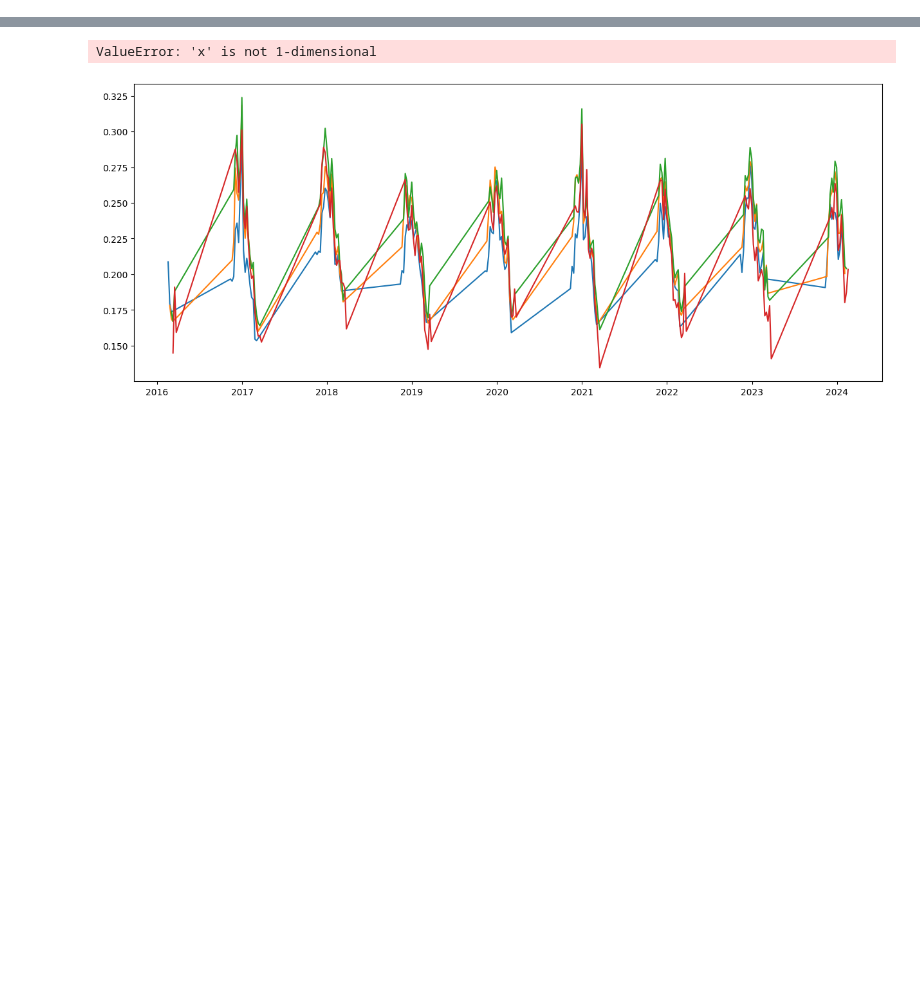
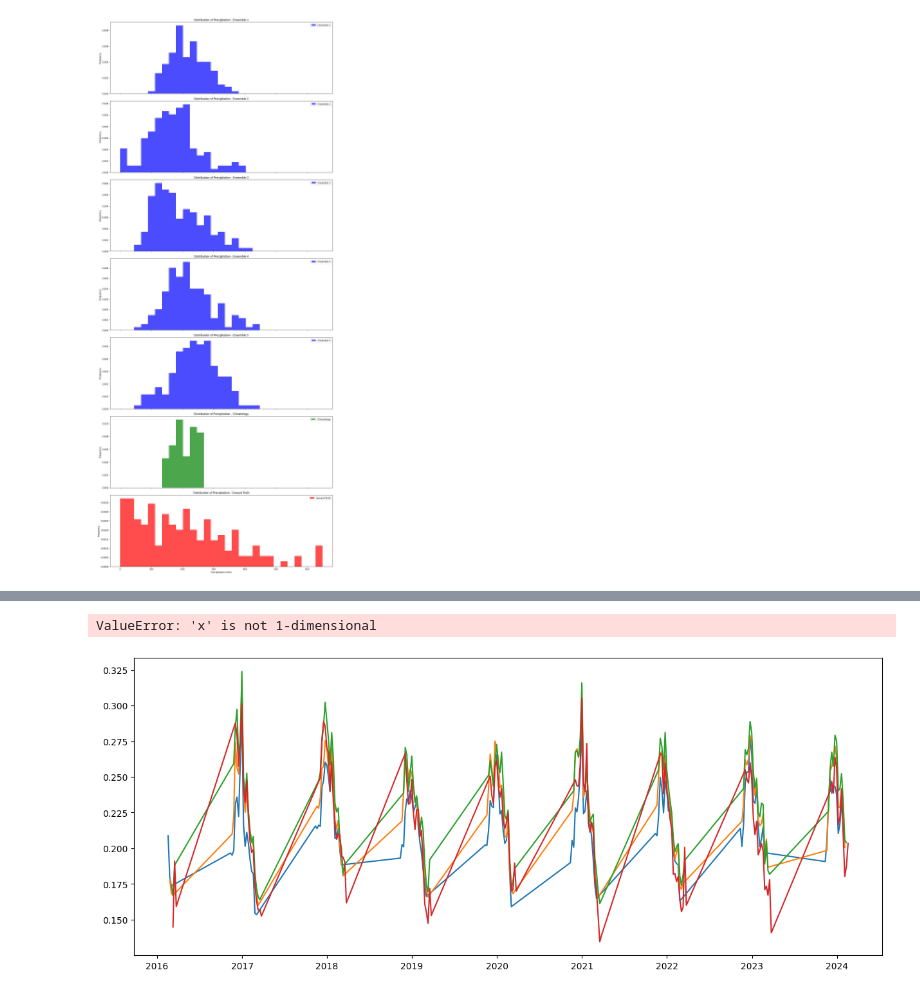
Before and after one commit to EmmaGau/extreme_events_forecasting, a Jupyter notebook: notebooks/ensemble_evaluation.ipynb, the cells around one changed output, grey strips where cells are left out. Drawn from its saved outputs; the diff is of its cells as text; code cells hidden in the pictures; blank space fills up the shorter version.

```diff
--- a/notebooks/ensemble_evaluation.ipynb
+++ b/notebooks/ensemble_evaluation.ipynb
@@ -26 +604,46 @@ gt_file = "/home/egauillard/extreme_events_forecasting/earthfomer_mediteranean/s
+# %%
+import matplotlib.pyplot as plt
+import numpy as np
+
+# Supposons que vous ayez déjà les données suivantes :
+# gt_values, climatology_values, ensemble_values
+
+# Nombre d'ensembles
+n_ensembles = len(ensemble_values)
+
+# Définir les paramètres de l'histogramme
+bins = np.linspace(0, max(max(map(max, ensemble_values)), max(gt_values), max(climatology_values)), 30)
+
+# Créer une figure pour chaque ensemble, plus deux figures supplémentaires
+fig, axs = plt.subplots(n_ensembles + 2, 1, figsize=(15, 5*(n_ensembles + 2)), sharex=True)
+
+for i, ensemble in enumerate(ensemble_values):
+    # Tracer l'histogramme de l'ensemble
+    axs[i].hist(ensemble, bins=bins, alpha=0.7, label=f"Ensemble {i+1}", color='blue', density=True)
+    axs[i].set_title(f"Distribution of Precipitation - Ensemble {i+1}")
+    axs[i].set_ylabel("Frequency")
+    axs[i].legend()
+
+# Tracer l'histogramme de la climatologie
+axs[-2].hist(climatology_values, bins=bins, alpha=0.7, label='Climatology', color='green', density=True)
+axs[-2].set_title("Distribution of Precipitation - Climatology")
+axs[-2].set_ylabel("Frequency")
+axs[-2].legend()
+
+# Tracer l'histogramme de la vérité terrain
+axs[-1].hist(gt_values, bins=bins, alpha=0.7, label='Ground Truth', color='red', density=True)
+axs[-1].set_title("Distribution of Precipitation - Ground Truth")
+axs[-1].set_ylabel("Frequency")
+axs[-1].legend()
+
+# Ajouter une étiquette d'axe x commune
+plt.xlabel("Precipitation (mm)")
+
+# Ajuster la mise en page
+plt.tight_layout()
+
+# Afficher le graphique
+plt.show()
+# %% [output]
+[figure, added]
 # %%
```
Also changed, not shown: parts of 19 cells of this notebook, 2 other files.
